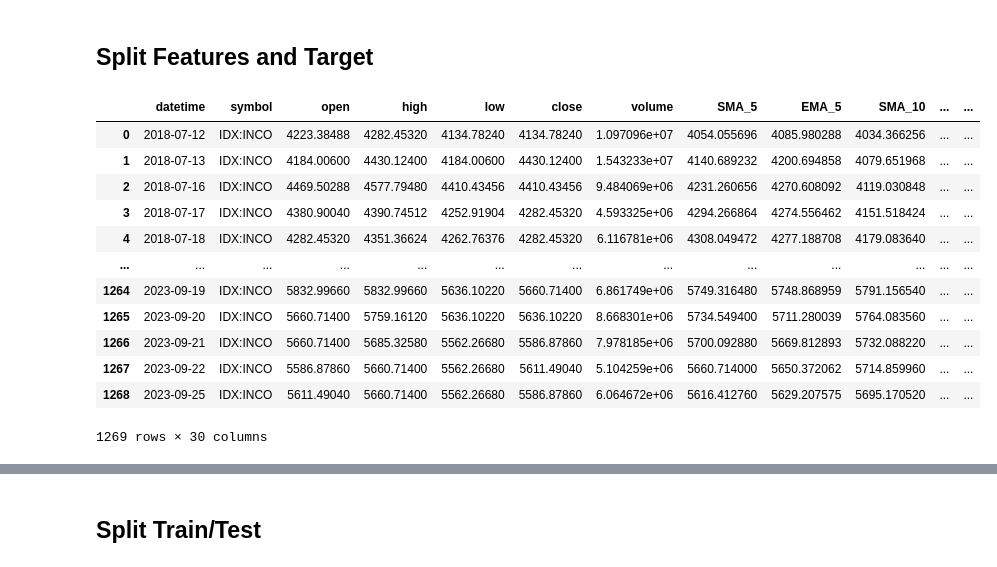
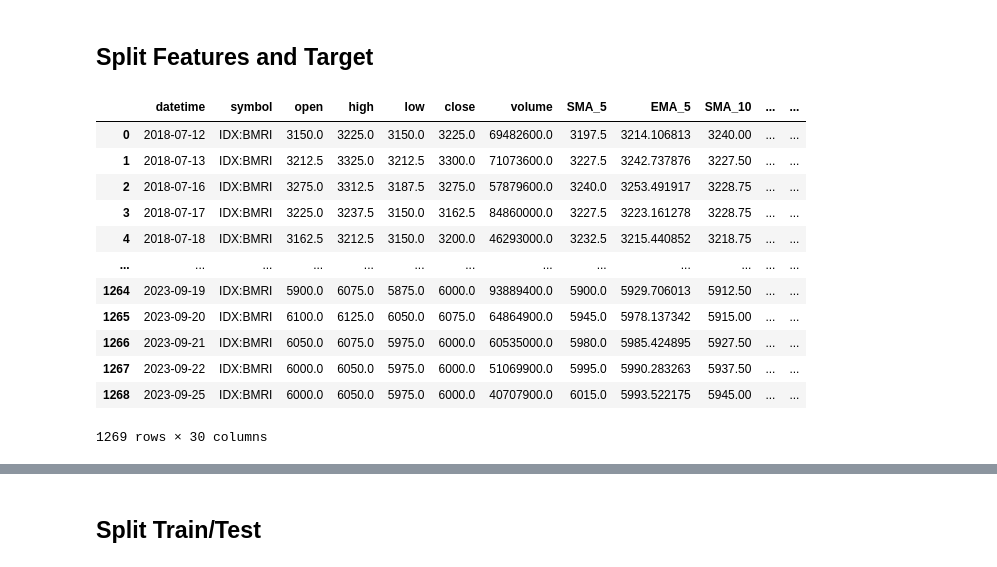
Before and after one commit to hufahamdika/Riset-Saham, a Jupyter notebook: machine_learning.ipynb, the cells around one changed output, grey strips where cells are left out. Saved outputs shown, nothing was run; the diff lists cells and outputs as text; code cells hidden in the pictures.

```diff
--- a/5025201197_code.ipynb
+++ b/machine_learning.ipynb
@@ -690,23 +690,23 @@ merge_data.to_csv(f"Data Fusion of Historical and Sentiment\Fusion_Data_{EMITEN}
 # %% [markdown]
 ## Split Features and Target
 # %%
-EMITEN = 'INCO'
-TARGET_DAY = 20
+EMITEN = 'BMRI'
+TARGET_DAY = 50
 fusion_data = pd.read_csv(f'Data Fusion of Historical and Sentiment\Fusion_Data_{EMITEN}.csv')
 fusion_data
 # %% [output]
 |  | datetime | symbol | open | high | low | close | volume | SMA_5 | EMA_5 | SMA_10 | ... | ... |
-| 0 | 2018-07-12 | IDX:INCO | 4223.38488 | 4282.45320 | 4134.78240 | 4134.78240 | 1.097096e+07 | 4054.055696 | 4085.980288 | 4034.366256 | ... | ... |
-| 1 | 2018-07-13 | IDX:INCO | 4184.00600 | 4430.12400 | 4184.00600 | 4430.12400 | 1.543233e+07 | 4140.689232 | 4200.694858 | 4079.651968 | ... | ... |
-| 2 | 2018-07-16 | IDX:INCO | 4469.50288 | 4577.79480 | 4410.43456 | 4410.43456 | 9.484069e+06 | 4231.260656 | 4270.608092 | 4119.030848 | ... | ... |
-| 3 | 2018-07-17 | IDX:INCO | 4380.90040 | 4390.74512 | 4252.91904 | 4282.45320 | 4.593325e+06 | 4294.266864 | 4274.556462 | 4151.518424 | ... | ... |
-| 4 | 2018-07-18 | IDX:INCO | 4282.45320 | 4351.36624 | 4262.76376 | 4282.45320 | 6.116781e+06 | 4308.049472 | 4277.188708 | 4179.083640 | ... | ... |
+| 0 | 2018-07-12 | IDX:BMRI | 3150.0 | 3225.0 | 3150.0 | 3225.0 | 69482600.0 | 3197.5 | 3214.106813 | 3240.00 | ... | ... |
+| 1 | 2018-07-13 | IDX:BMRI | 3212.5 | 3325.0 | 3212.5 | 3300.0 | 71073600.0 | 3227.5 | 3242.737876 | 3227.50 | ... | ... |
+| 2 | 2018-07-16 | IDX:BMRI | 3275.0 | 3312.5 | 3187.5 | 3275.0 | 57879600.0 | 3240.0 | 3253.491917 | 3228.75 | ... | ... |
+| 3 | 2018-07-17 | IDX:BMRI | 3225.0 | 3237.5 | 3150.0 | 3162.5 | 84860000.0 | 3227.5 | 3223.161278 | 3228.75 | ... | ... |
+| 4 | 2018-07-18 | IDX:BMRI | 3162.5 | 3212.5 | 3150.0 | 3200.0 | 46293000.0 | 3232.5 | 3215.440852 | 3218.75 | ... | ... |
 | ... | ... | ... | ... | ... | ... | ... | ... | ... | ... | ... | ... | ... |
-| 1264 | 2023-09-19 | IDX:INCO | 5832.99660 | 5832.99660 | 5636.10220 | 5660.71400 | 6.861749e+06 | 5749.316480 | 5748.868959 | 5791.156540 | ... | ... |
-| 1265 | 2023-09-20 | IDX:INCO | 5660.71400 | 5759.16120 | 5636.10220 | 5636.10220 | 8.668301e+06 | 5734.549400 | 5711.280039 | 5764.083560 | ... | ... |
-| 1266 | 2023-09-21 | IDX:INCO | 5660.71400 | 5685.32580 | 5562.26680 | 5586.87860 | 7.978185e+06 | 5700.092880 | 5669.812893 | 5732.088220 | ... | ... |
-| 1267 | 2023-09-22 | IDX:INCO | 5586.87860 | 5660.71400 | 5562.26680 | 5611.49040 | 5.104259e+06 | 5660.714000 | 5650.372062 | 5714.859960 | ... | ... |
-| 1268 | 2023-09-25 | IDX:INCO | 5611.49040 | 5660.71400 | 5562.26680 | 5586.87860 | 6.064672e+06 | 5616.412760 | 5629.207575 | 5695.170520 | ... | ... |
+| 1264 | 2023-09-19 | IDX:BMRI | 5900.0 | 6075.0 | 5875.0 | 6000.0 | 93889400.0 | 5900.0 | 5929.706013 | 5912.50 | ... | ... |
+| 1265 | 2023-09-20 | IDX:BMRI | 6100.0 | 6125.0 | 6050.0 | 6075.0 | 64864900.0 | 5945.0 | 5978.137342 | 5915.00 | ... | ... |
+| 1266 | 2023-09-21 | IDX:BMRI | 6050.0 | 6075.0 | 5975.0 | 6000.0 | 60535000.0 | 5980.0 | 5985.424895 | 5927.50 | ... | ... |
+| 1267 | 2023-09-22 | IDX:BMRI | 6000.0 | 6050.0 | 5975.0 | 6000.0 | 51069900.0 | 5995.0 | 5990.283263 | 5937.50 | ... | ... |
+| 1268 | 2023-09-25 | IDX:BMRI | 6000.0 | 6050.0 | 5975.0 | 6000.0 | 40707900.0 | 6015.0 | 5993.522175 | 5945.00 | ... | ... |
 1269 rows × 30 columns
 # %%
 x = fusion_data.copy()
```
Also changed, not shown: parts of 15 cells of this notebook, 3 other files.
